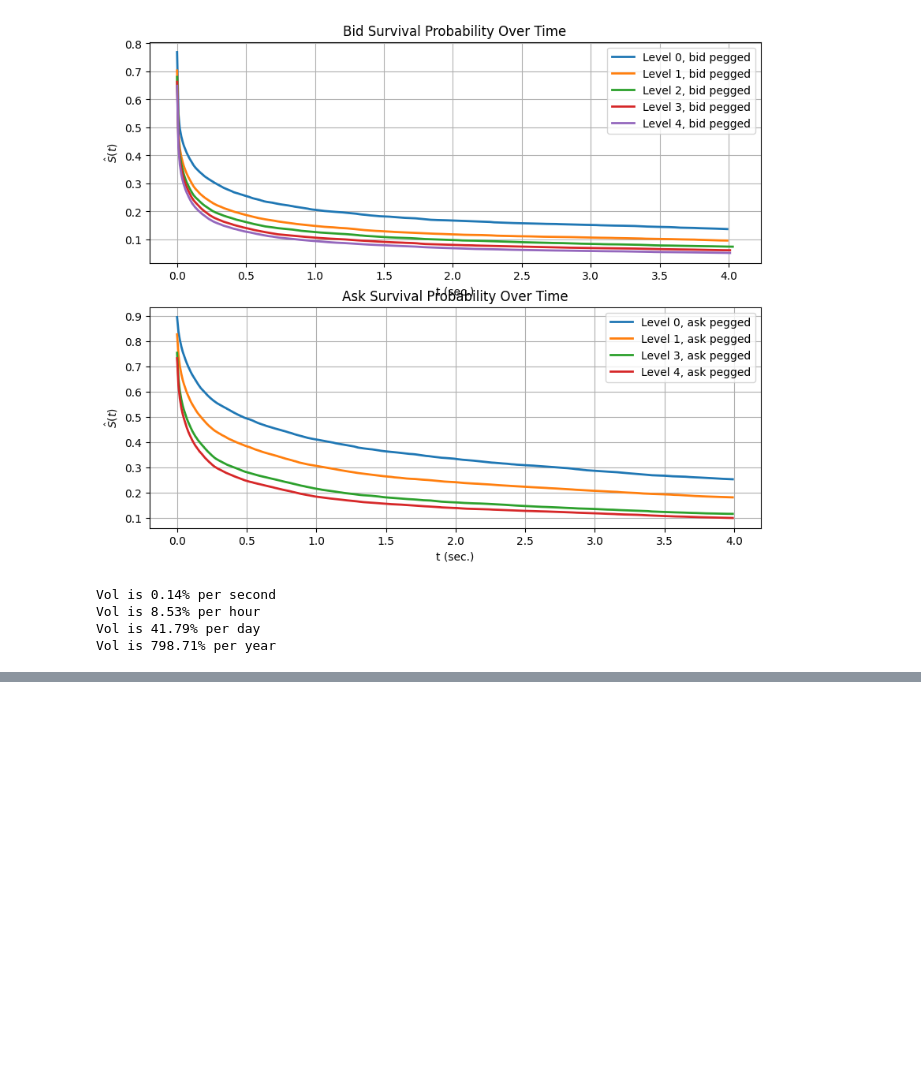
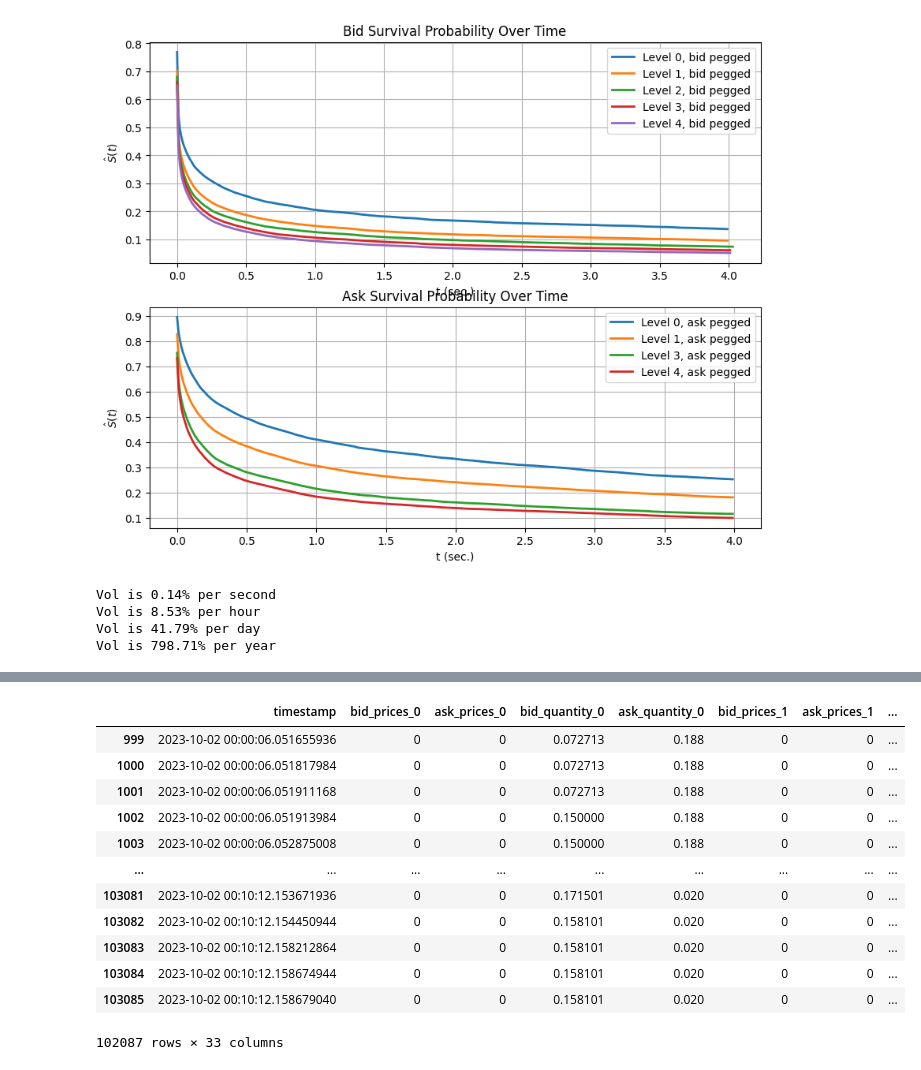
Before and after one commit to poloincognito/limit_order_book, a Jupyter notebook: notebooks/Filltime prediction.ipynb, the cells around one changed output, grey strips where cells are left out. Cells and saved outputs as stored; diff of their text form; code cells hidden in the pictures; blank space fills up the shorter version.

```diff
--- a/notebooks/Filltime prediction.ipynb
+++ b/notebooks/Filltime prediction.ipynb
@@ -49,7 +49,7 @@ columns = ['bid_prices_0', 'ask_prices_0',	'bid_prices_1',	'ask_prices_1',	'bid_
 for column in columns:
   df['time_'+column] =  finder_of_fulfilment(df, column)
 # %%
-for column in columns[2:]:
+for column in columns:
   df['time_'+column] = round((df['time_'+column]).dt.total_seconds().astype(float),2)
 # %%
 df
@@ -256,3 +289,23 @@ plt.plot(Y)
+# %%
+threshold = 5 # check if executed after 5 sec
+for column in columns:
+  df['time_' + column] = df['time_' + column].apply(lambda x: 1 if x < threshold else 0)
+# %%
+df
+# %% [output]
+|  | timestamp | bid_prices_0 | ask_prices_0 | bid_quantity_0 | ask_quantity_0 | bid_prices_1 | ask_prices_1 | ... |
+| 999 | 2023-10-02 00:00:06.051655936 | 0 | 0 | 0.072713 | 0.188 | 0 | 0 | ... |
+| 1000 | 2023-10-02 00:00:06.051817984 | 0 | 0 | 0.072713 | 0.188 | 0 | 0 | ... |
+| 1001 | 2023-10-02 00:00:06.051911168 | 0 | 0 | 0.072713 | 0.188 | 0 | 0 | ... |
+| 1002 | 2023-10-02 00:00:06.051913984 | 0 | 0 | 0.150000 | 0.188 | 0 | 0 | ... |
+| 1003 | 2023-10-02 00:00:06.052875008 | 0 | 0 | 0.150000 | 0.188 | 0 | 0 | ... |
+| ... | ... | ... | ... | ... | ... | ... | ... | ... |
+| 103081 | 2023-10-02 00:10:12.153671936 | 0 | 0 | 0.171501 | 0.020 | 0 | 0 | ... |
+| 103082 | 2023-10-02 00:10:12.154450944 | 0 | 0 | 0.158101 | 0.020 | 0 | 0 | ... |
+| 103083 | 2023-10-02 00:10:12.158212864 | 0 | 0 | 0.158101 | 0.020 | 0 | 0 | ... |
+| 103084 | 2023-10-02 00:10:12.158674944 | 0 | 0 | 0.158101 | 0.020 | 0 | 0 | ... |
+| 103085 | 2023-10-02 00:10:12.158679040 | 0 | 0 | 0.158101 | 0.020 | 0 | 0 | ... |
+102087 rows × 33 columns
 # %%
 class Encoder(tf.keras.layers.Layer):
     def __init__(self, filters, kernel_size_Q, kernel_size_K, kernel_size_V, units, dilation_rate, num_heads):
```
Also changed, not shown: parts of 13 cells of this notebook.
